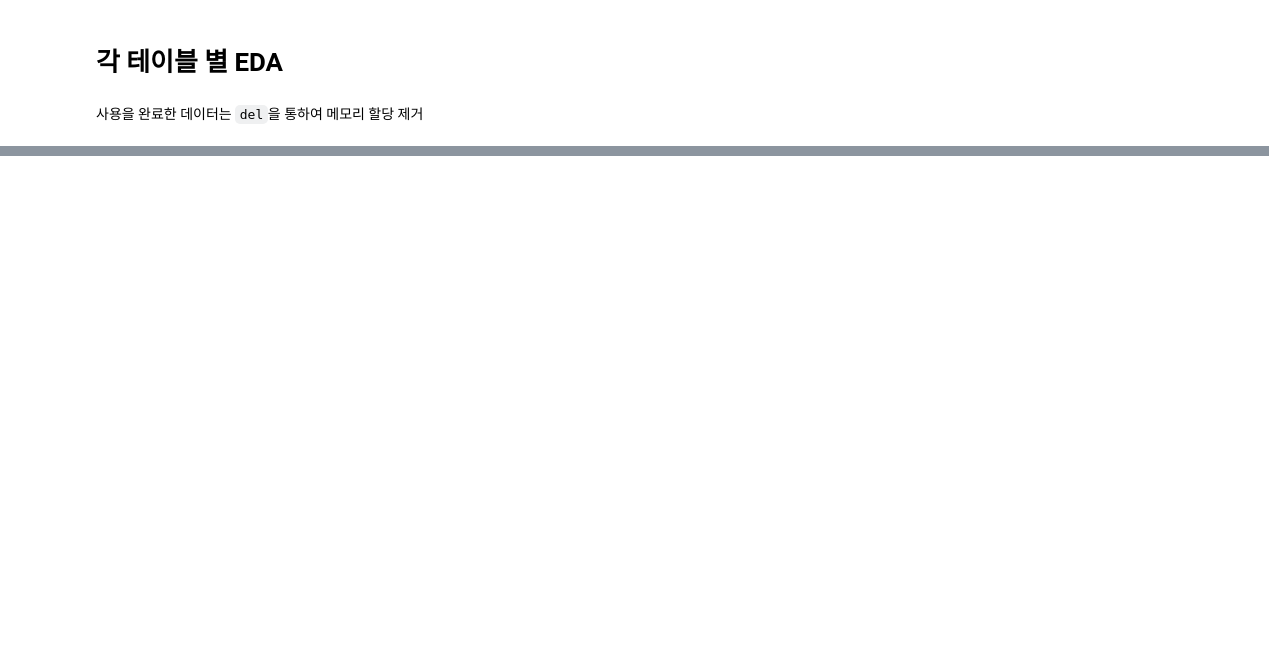
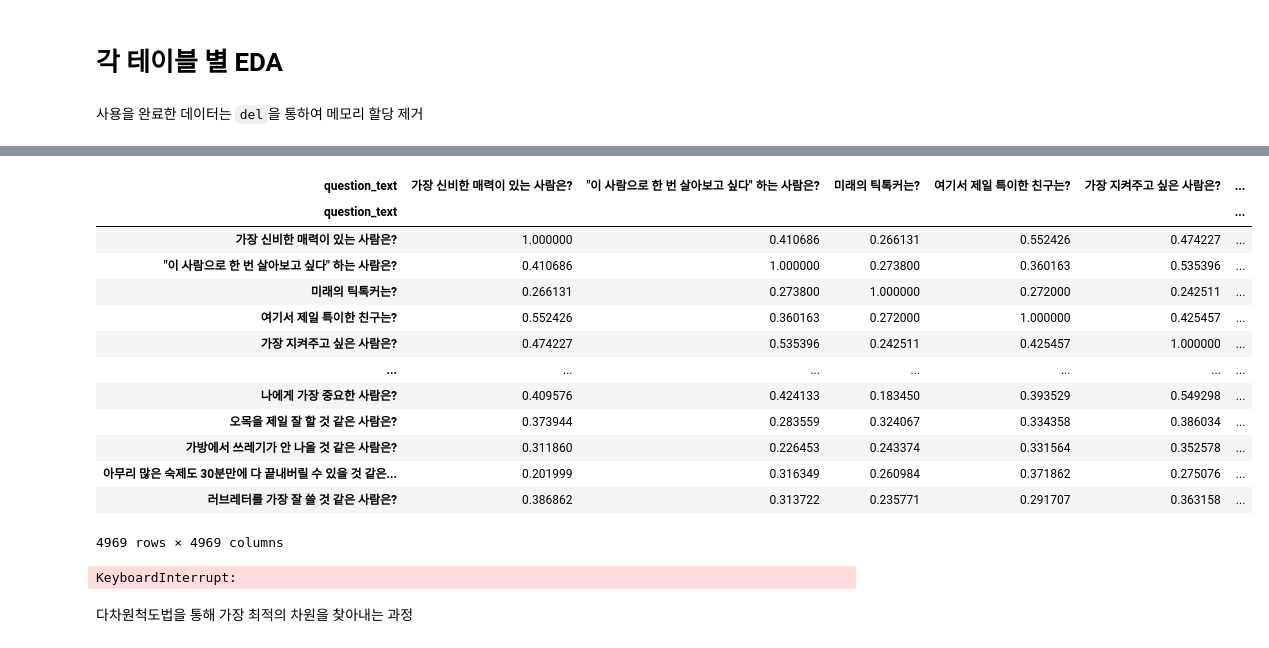
Before and after one commit to saeraniren/advanced_project, a Jupyter notebook: main.ipynb, the cells around one changed output, grey strips where cells are left out. Cells and saved outputs as stored; diff of their text form; code cells hidden in the pictures; blank space fills up the shorter version.

Commit message:
text embedding ver.1

```diff
--- a/main.ipynb
+++ b/main.ipynb
@@ -348,0 +530,14 @@ def load_tables(table:str, dataset):
+# %%
+query = """
+SELECT *
+FROM `votes.polls_question`
+"""
+
+# 데이터 불러오기
+df = load_data_from_bigquery(query)
+
+# 데이터 내의 vote 값을 제거 (이상값 제거)
+df = df[df['question_text'] != 'vote']
+
+# 데이터 확인
+df
@@ -348,0 +603,43 @@ def load_tables(table:str, dataset):
+# %%
+# 모델 로드 및 훈련
+model = SentenceTransformer('upskyy/bge-m3-korean')
+sentence_embeddings = model.encode(df['question_text'].tolist())
+
+# 코사인 유사도 계산
+similarity_matrix = cosine_similarity(sentence_embeddings)
+
+# 코사인 유사도 행렬을 DataFrame으로 변환
+similarity_df = pd.DataFrame(similarity_matrix, index=df['question_text'], columns=df['question_text'])
+display(similarity_df)
+# %% [output]
+| question_text | 가장 신비한 매력이 있는 사람은? | "이 사람으로 한 번 살아보고 싶다" 하는 사람은? | 미래의 틱톡커는? | 여기서 제일 특이한 친구는? | 가장 지켜주고 싶은 사람은? | ... |
+| question_text |  |  |  |  |  | ... |
+| 가장 신비한 매력이 있는 사람은? | 1.000000 | 0.410686 | 0.266131 | 0.552426 | 0.474227 | ... |
+| "이 사람으로 한 번 살아보고 싶다" 하는 사람은? | 0.410686 | 1.000000 | 0.273800 | 0.360163 | 0.535396 | ... |
+| 미래의 틱톡커는? | 0.266131 | 0.273800 | 1.000000 | 0.272000 | 0.242511 | ... |
+| 여기서 제일 특이한 친구는? | 0.552426 | 0.360163 | 0.272000 | 1.000000 | 0.425457 | ... |
+| 가장 지켜주고 싶은 사람은? | 0.474227 | 0.535396 | 0.242511 | 0.425457 | 1.000000 | ... |
+| ... | ... | ... | ... | ... | ... | ... |
+| 나에게 가장 중요한 사람은? | 0.409576 | 0.424133 | 0.183450 | 0.393529 | 0.549298 | ... |
+| 오목을 제일 잘 할 것 같은 사람은? | 0.373944 | 0.283559 | 0.324067 | 0.334358 | 0.386034 | ... |
+| 가방에서 쓰레기가 안 나올 것 같은 사람은? | 0.311860 | 0.226453 | 0.243374 | 0.331564 | 0.352578 | ... |
+| 아무리 많은 숙제도 30분만에 다 끝내버릴 수 있을 것 같은... | 0.201999 | 0.316349 | 0.260984 | 0.371862 | 0.275076 | ... |
+| 러브레터를 가장 잘 쓸 것 같은 사람은? | 0.386862 | 0.313722 | 0.235771 | 0.291707 | 0.363158 | ... |
+4969 rows × 4969 columns
+# %%
+# 다양한 k값에 대해 Spectral Clustering 수행 후 실루엣 점수 계산
+for k in range(2, 11):
+    spectral = SpectralClustering(n_clusters=k, affinity='precomputed', random_state=42, eigen_solver='arpack')
+
+    # 거리 행렬로 변환
+    # dissimilarity 행렬을 생성하는 이유 : 입력 형태가 n_samples x n_samples 형태의 거리 행렬이기 때문
+    labels = spectral.fit_predict(1 - similarity_df)
+
+    # Silhouette Score, Davies-Bouldin 점수 계산
+    silhouette_avg = silhouette_score(similarity_df, labels, metric='precomputed')
+    db_score = davies_bouldin_score(similarity_df, labels)
+    print(f'k={k}, Silhouette Score: {silhouette_avg:.4f}, Davies-Bouldin Score: {db_score:.4f}')
+# %% [output]
+KeyboardInterrupt:
+# %% [markdown]
+다차원척도법을 통해 가장 최적의 차원을 찾아내는 과정
```
Also changed, not shown: parts of 23 cells of this notebook, 1 other file.
